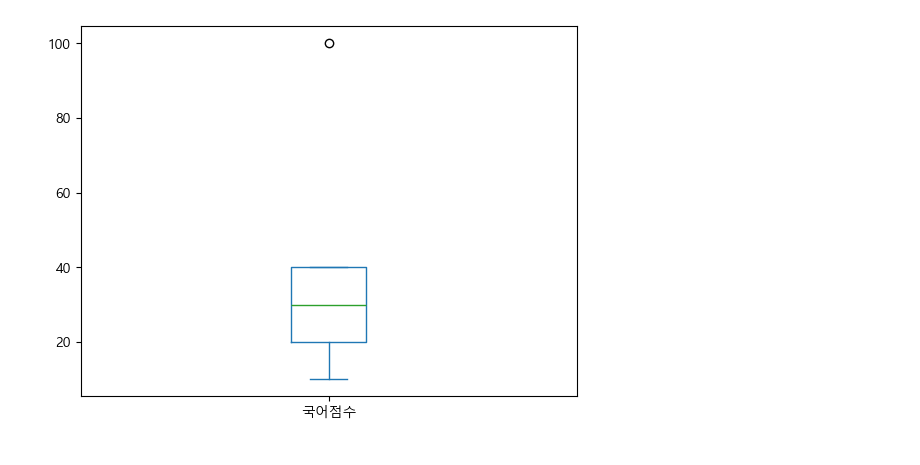
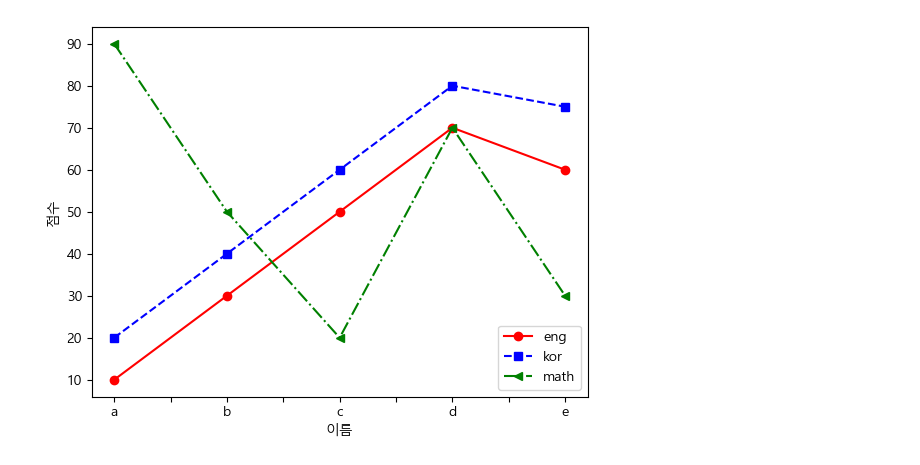
Before and after one commit to narirla/Pandas, a Jupyter notebook: 08.시각화.ipynb, the cells around one changed output. Saved outputs shown, nothing was run; the diff lists cells and outputs as text; code cells hidden in the pictures.

```diff
--- a/08.시각화.ipynb
+++ b/08.시각화.ipynb
@@ -16,0 +6,6 @@ Name: 국어점수, dtype: int64
+# %%
+data =  {'eng':[10,30,50,70,60],
+         'kor':[20,40,60,80,75],
+         'math':[90,50,20,70,30]}
+df = pd.DataFrame(data, index=['a','b','c','d','e'] )
+df
@@ -80,5 +98,5 @@ sr.loc['ee'] = 100
-# %%
-sr.plot(kind='box') # 이상치도 표시해줌
-plt.show()
-# %% [output]
-[figure, removed]
+# %%
+df.plot( style=['r-o','b--s','g-.<'], xlabel='이름', ylabel='점수')
+plt.show()
+# %% [output]
+[figure, added]
```
Also changed, not shown: parts of 21 cells of this notebook, 14 other files.
